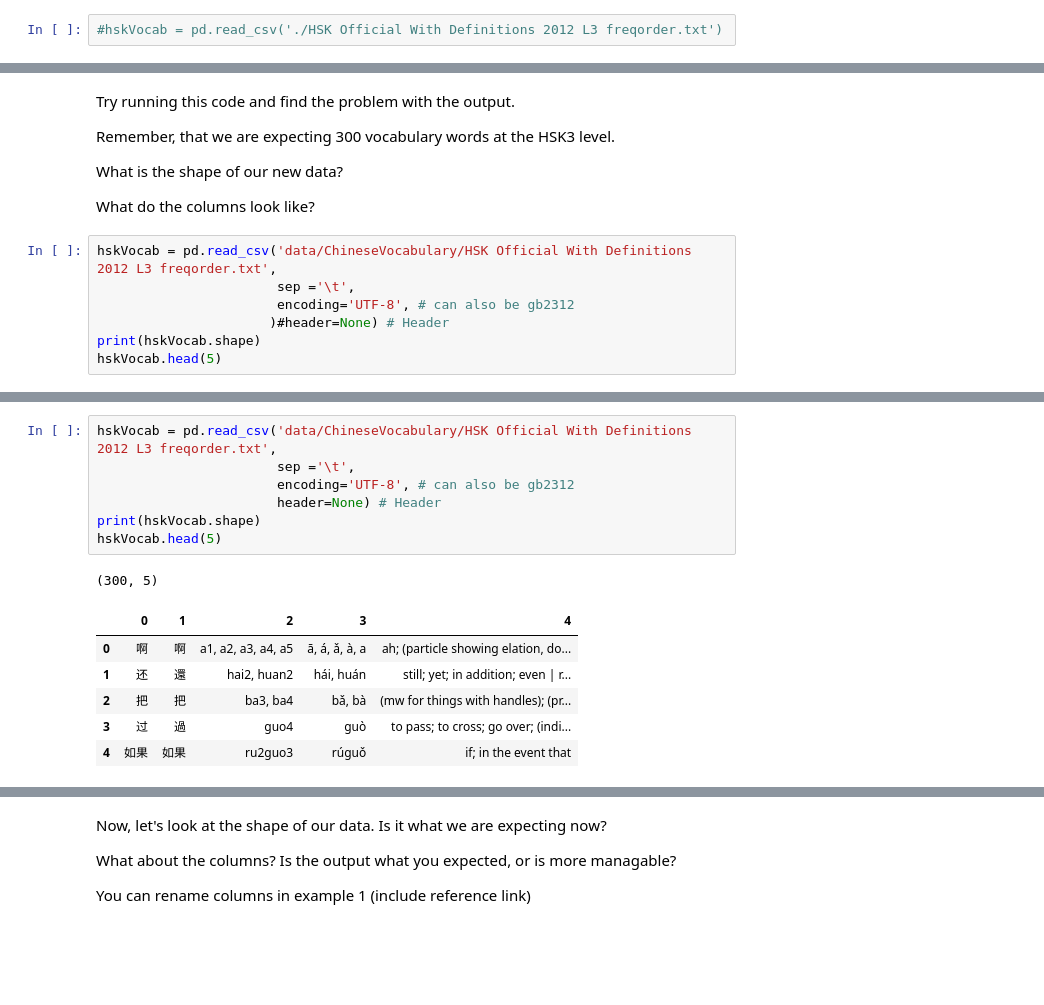
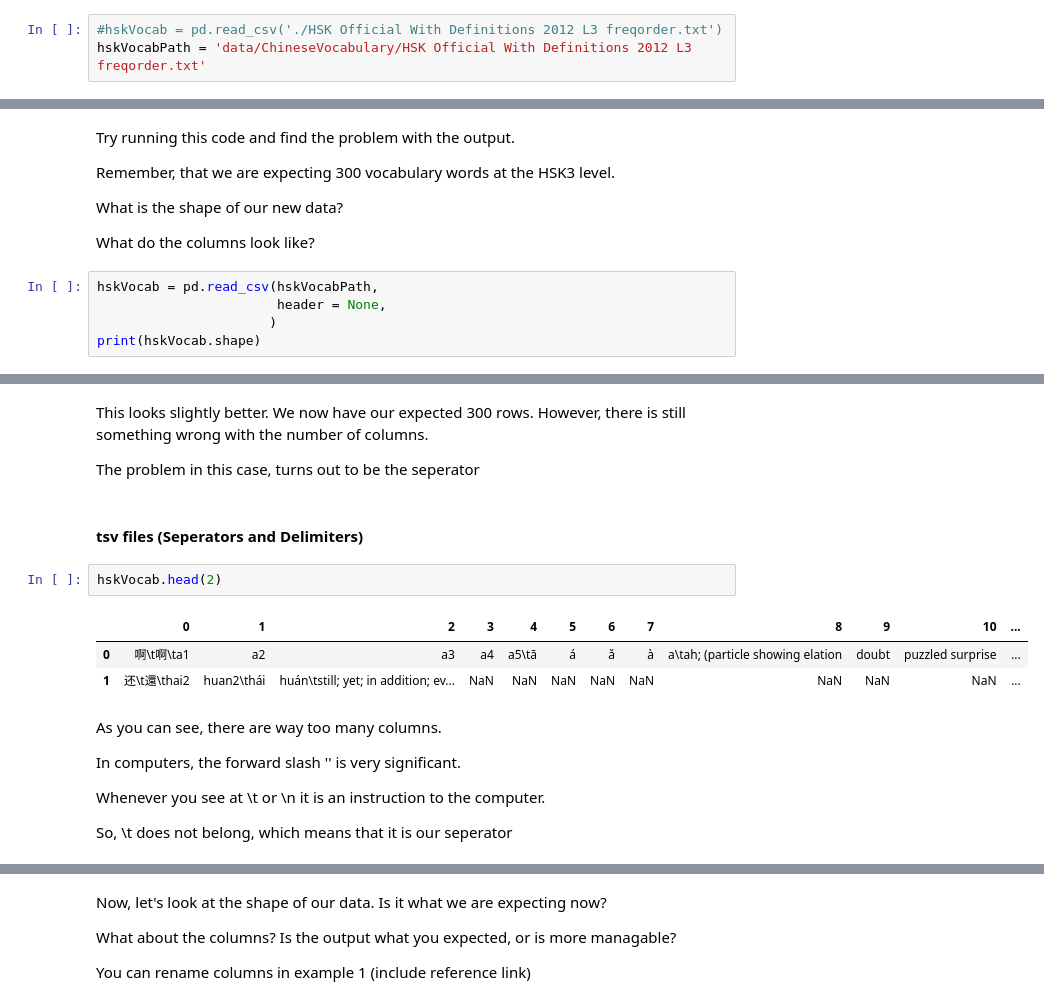
Before and after one commit to unpackAI/DL201, a Jupyter notebook: Week 1/Week 1 Skills Book.ipynb, the cells around one changed output, grey strips where cells are left out. Cells and saved outputs as stored; diff of their text form; blank space fills up the shorter version.

Commit message:
Cleaned up Tabular Data .read_csv guide

```diff
--- a/Week 1/Week 1 Skills Book.ipynb
+++ b/Week 1/Week 1 Skills Book.ipynb
@@ -208,2 +222,3 @@ Chinese language encoding utf-8 or gb2312
 # %%
 #hskVocab = pd.read_csv('./HSK Official With Definitions 2012 L3 freqorder.txt')
+hskVocabPath = 'data/ChineseVocabulary/HSK Official With Definitions 2012 L3 freqorder.txt'
@@ -222,10 +256,8 @@ What is the shape of our new data?
 
 What do the columns look like?
 # %%
-hskVocab = pd.read_csv('data/ChineseVocabulary/HSK Official With Definitions 2012 L3 freqorder.txt',
-                       sep ='\t',
-                       encoding='UTF-8', # can also be gb2312
-                      )#header=None) # Header
+hskVocab = pd.read_csv(hskVocabPath,
+                       header = None,
+                      )
 print(hskVocab.shape)
-hskVocab.head(5)
 # %% [output]
@@ -247,15 +265,21 @@ The following code will work as intended
-# %%
-hskVocab = pd.read_csv('data/ChineseVocabulary/HSK Official With Definitions 2012 L3 freqorder.txt',
-                       sep ='\t',
-                       encoding='UTF-8', # can also be gb2312
-                       header=None) # Header
-print(hskVocab.shape)
-hskVocab.head(5)
-# %% [output]
-(300, 5)
-|  | 0 | 1 | 2 | 3 | 4 |
-| 0 | 啊 | 啊 | a1, a2, a3, a4, a5 | ā, á, ǎ, à, a | ah; (particle showing elation, do... |
-| 1 | 还 | 還 | hai2, huan2 | hái, huán | still; yet; in addition; even | r... |
-| 2 | 把 | 把 | ba3, ba4 | bǎ, bà | (mw for things with handles); (pr... |
-| 3 | 过 | 過 | guo4 | guò | to pass; to cross; go over; (indi... |
-| 4 | 如果 | 如果 | ru2guo3 | rúguǒ | if; in the event that |
+# %% [markdown]
+This looks slightly better. We now have our expected 300 rows.
+However, there is still something wrong with the number of columns.
+
+The problem in this case, turns out to be the seperator
+# %% [markdown]
+#### tsv files (Seperators and Delimiters)
+# %%
+hskVocab.head(2)
+# %% [output]
+|  | 0 | 1 | 2 | 3 | 4 | 5 | 6 | 7 | 8 | 9 | 10 | ... |
+| 0 | 啊\t啊\ta1 | a2 | a3 | a4 | a5\tā | á | ǎ | à | a\tah; (particle showing elation | doubt | puzzled surprise | ... |
+| 1 | 还\t還\thai2 | huan2\thái | huán\tstill; yet; in addition; ev... | NaN | NaN | NaN | NaN | NaN | NaN | NaN | NaN | ... |
+# %% [markdown]
+As you can see, there are way too many columns.
+
+In computers, the forward slash '\' is very significant.
+
+Whenever you see at \t or \n it is an instruction to the computer.
+
+So, \t does not belong, which means that it is our seperator
```
Also changed, not shown: parts of 16 cells of this notebook.
